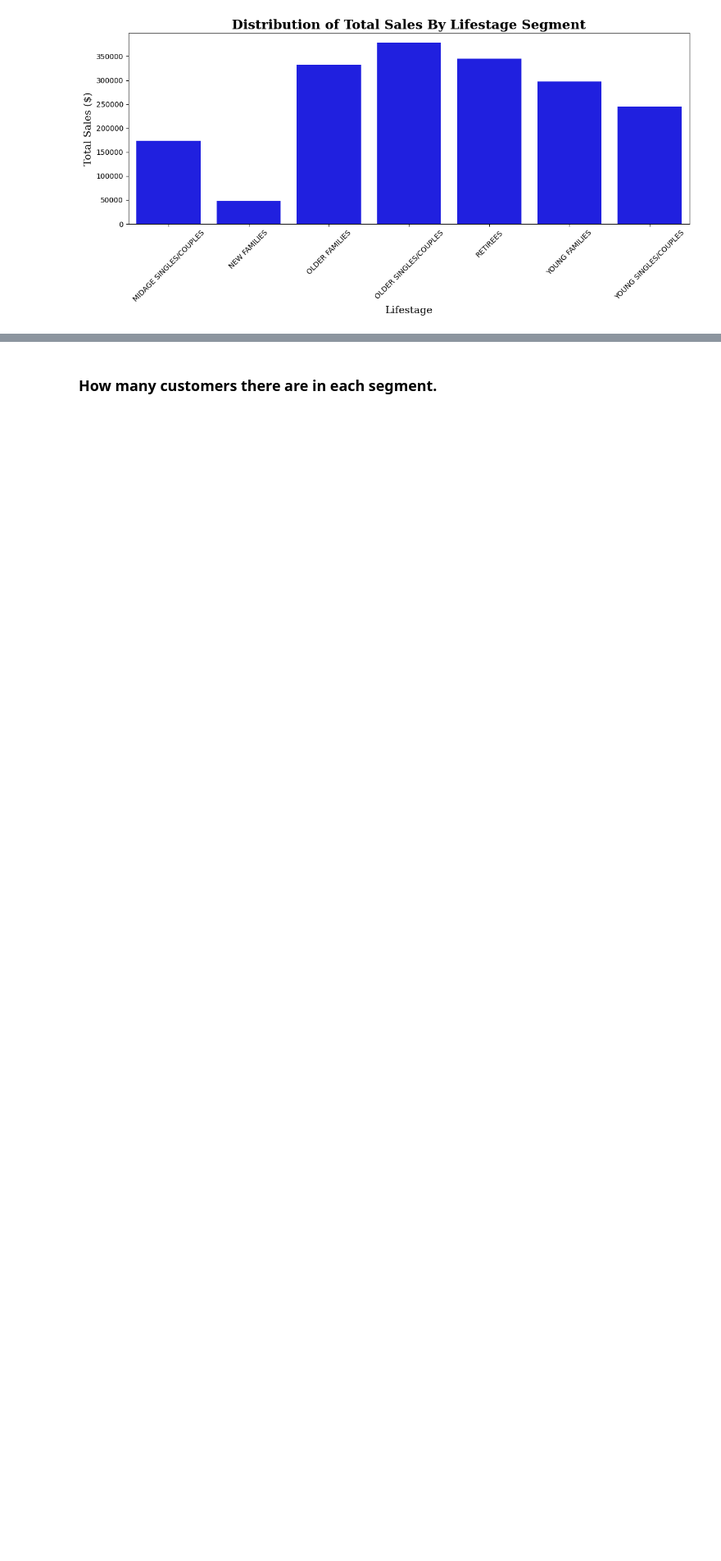
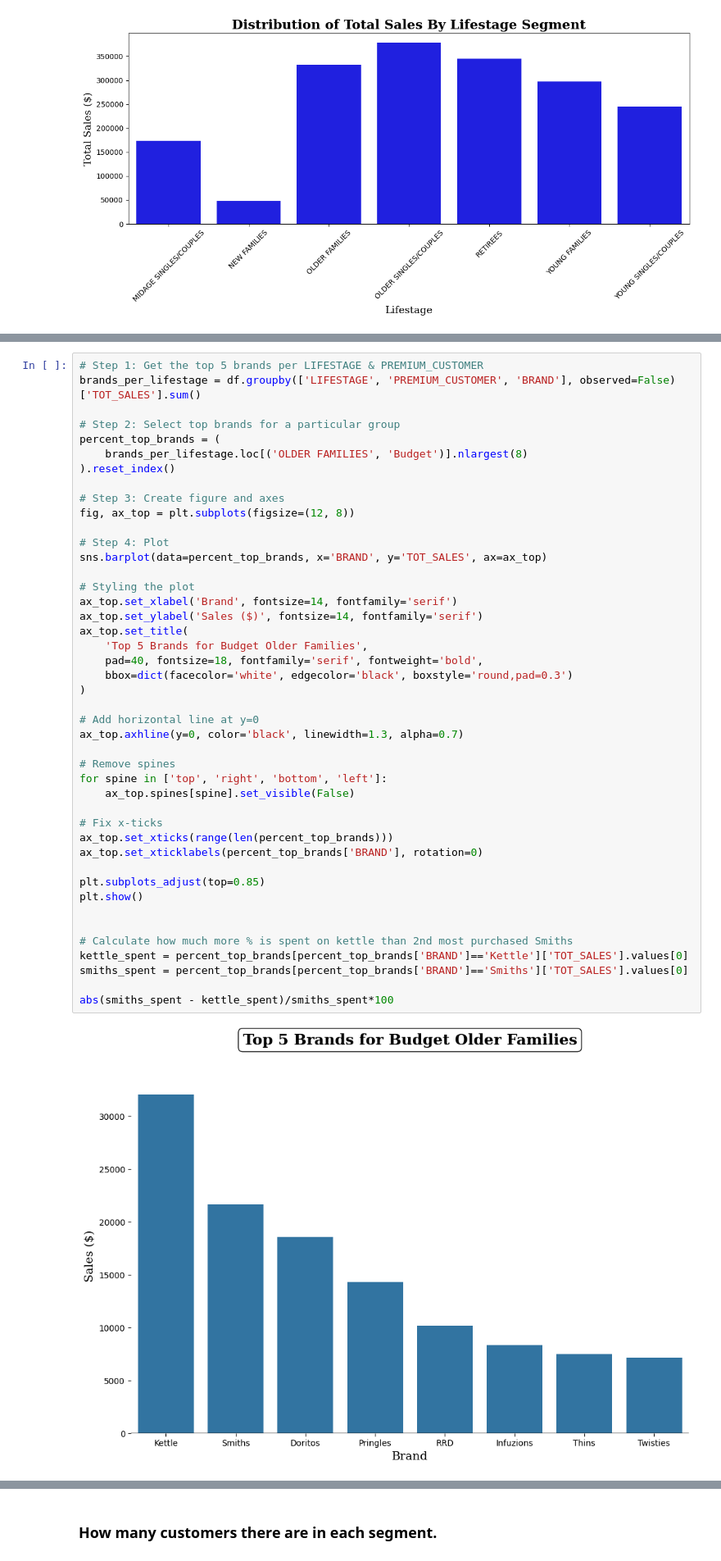
Before and after one commit to FerrucciS/Forage-Quantium, a Jupyter notebook: notebook.ipynb, the cells around one changed output, grey strips where cells are left out. Shown at 82% size. Cells and saved outputs as stored; diff of their text form; blank space fills up the shorter version.

```diff
--- a/notebook.ipynb
+++ b/notebook.ipynb
@@ -608,0 +667,46 @@ Total                  Sum         1819778.40
+# %%
+# Step 1: Get the top 5 brands per LIFESTAGE & PREMIUM_CUSTOMER
+brands_per_lifestage = df.groupby(['LIFESTAGE', 'PREMIUM_CUSTOMER', 'BRAND'], observed=False)['TOT_SALES'].sum()
+
+# Step 2: Select top brands for a particular group
+percent_top_brands = (
+    brands_per_lifestage.loc[('OLDER FAMILIES', 'Budget')].nlargest(8)
+).reset_index()
+
+# Step 3: Create figure and axes
+fig, ax_top = plt.subplots(figsize=(12, 8))
+
+# Step 4: Plot
+sns.barplot(data=percent_top_brands, x='BRAND', y='TOT_SALES', ax=ax_top)
+
+# Styling the plot
+ax_top.set_xlabel('Brand', fontsize=14, fontfamily='serif')
+ax_top.set_ylabel('Sales ($)', fontsize=14, fontfamily='serif')
+ax_top.set_title(
+    'Top 5 Brands for Budget Older Families',
+    pad=40, fontsize=18, fontfamily='serif', fontweight='bold',
+    bbox=dict(facecolor='white', edgecolor='black', boxstyle='round,pad=0.3')
+)
+
+# Add horizontal line at y=0
+ax_top.axhline(y=0, color='black', linewidth=1.3, alpha=0.7)
+
+# Remove spines
+for spine in ['top', 'right', 'bottom', 'left']:
+    ax_top.spines[spine].set_visible(False)
+
+# Fix x-ticks
+ax_top.set_xticks(range(len(percent_top_brands)))
+ax_top.set_xticklabels(percent_top_brands['BRAND'], rotation=0)
+
+plt.subplots_adjust(top=0.85)
+plt.show()
+
+
+# Calculate how much more % is spent on kettle than 2nd most purchased Smiths
+kettle_spent = percent_top_brands[percent_top_brands['BRAND']=='Kettle']['TOT_SALES'].values[0]
+smiths_spent = percent_top_brands[percent_top_brands['BRAND']=='Smiths']['TOT_SALES'].values[0]
+
+abs(smiths_spent - kettle_spent)/smiths_spent*100
+# %% [output]
+[figure, added]
```
Also changed, not shown: parts of 38 cells of this notebook, 4 other files.
